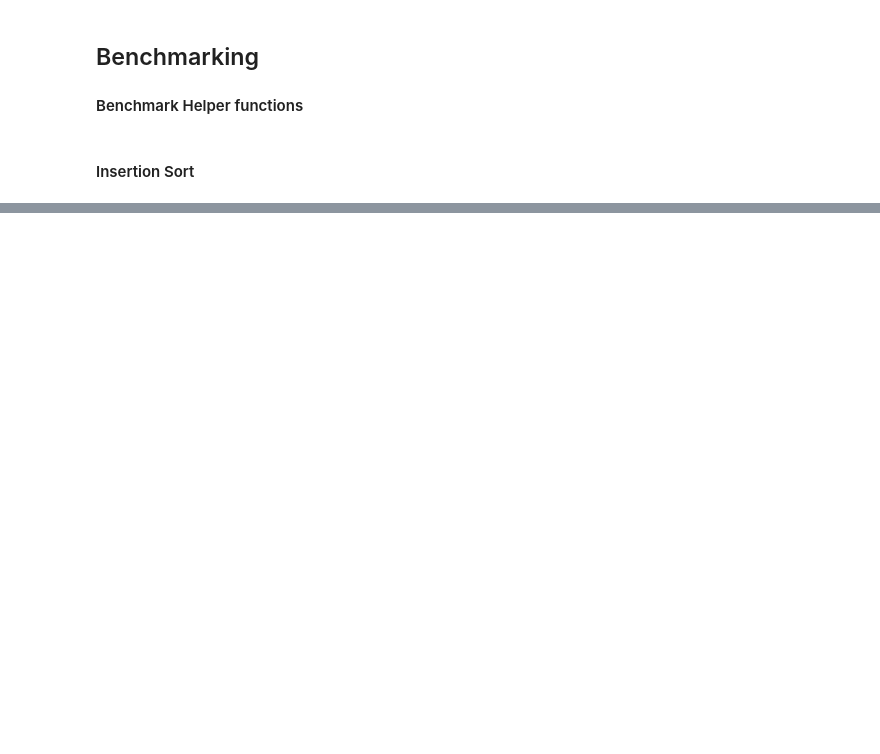
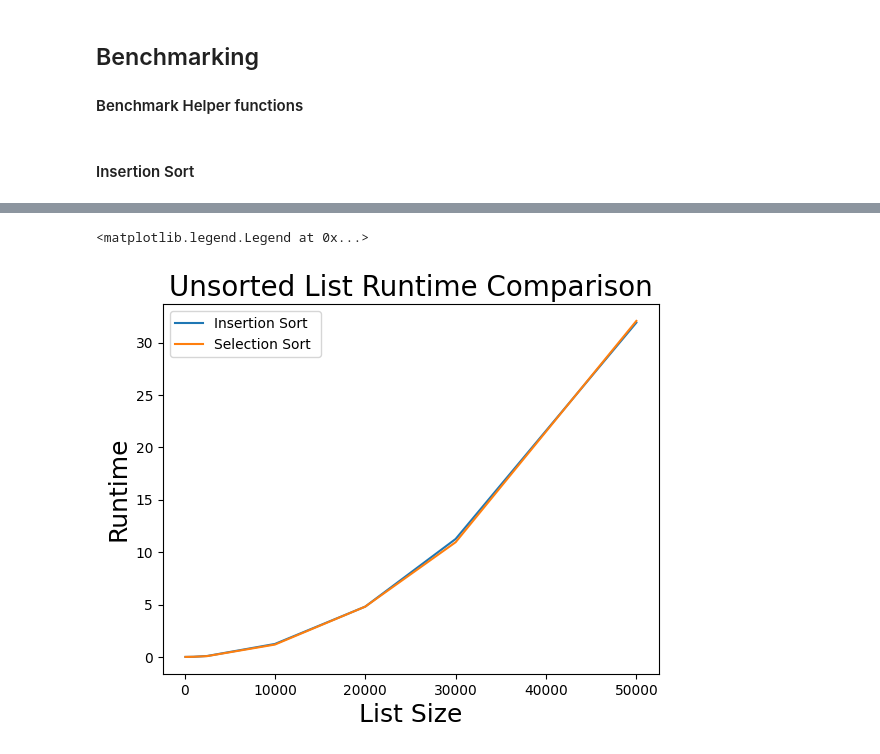
Before and after one commit to xiugaze/csc3310-program-2, a Jupyter notebook: sorting.ipynb, the cells around one changed output, grey strips where cells are left out. Saved outputs shown, nothing was run; the diff lists cells and outputs as text; code cells hidden in the pictures; blank space fills up the shorter version.

```diff
--- a/sorting.ipynb
+++ b/sorting.ipynb
@@ -107,0 +215,10 @@ KeyError: <Ordering.Unsorted: 1>
+# %%
+plt.plot(list_sizes, is_run_times["average"], label="Insertion Sort ")
+plt.plot(list_sizes, ss_run_times["average"], label="Selection Sort ")
+plt.xlabel("List Size", fontsize=18)
+plt.ylabel("Runtime", fontsize=18)
+plt.title("Unsorted List Runtime Comparison", fontsize=20)
+plt.legend()
+# %% [output]
+<matplotlib.legend.Legend at 0x...>
+[figure, added]
```
Also changed, not shown: parts of 12 cells of this notebook.
